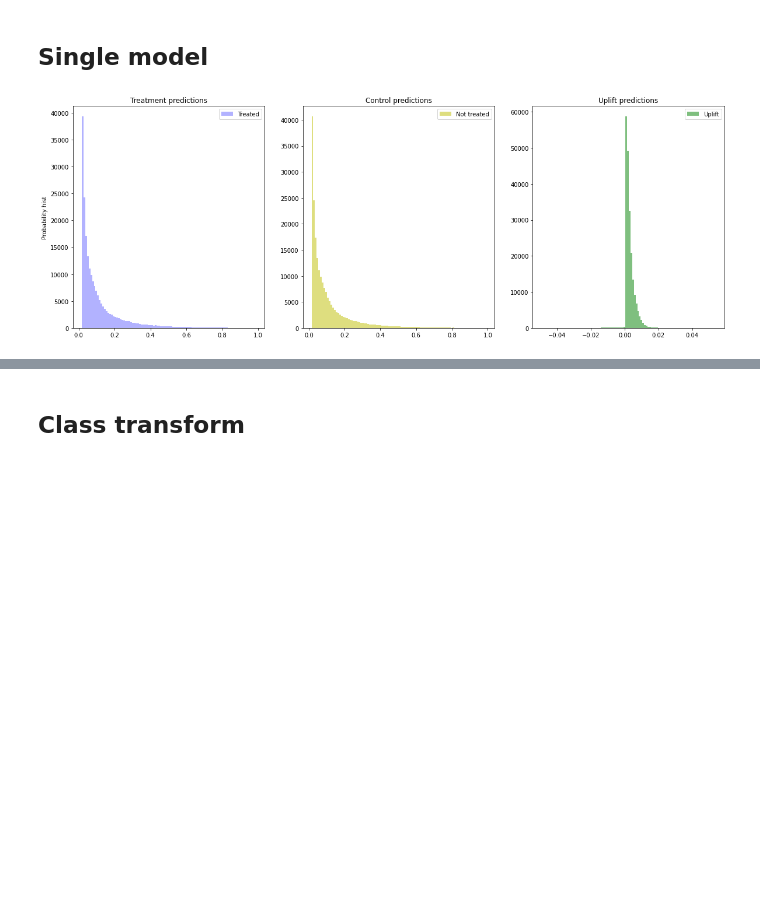
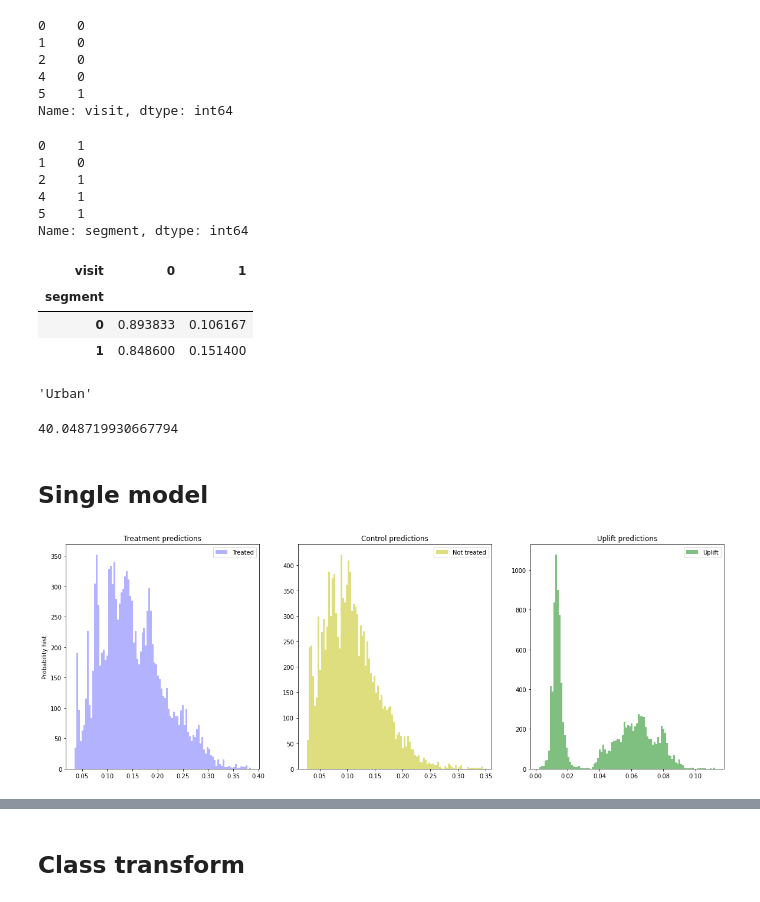
Before and after one commit to versus666jzx/uplift_lab, a Jupyter notebook: src/test.ipynb, the cells around one changed output, grey strips where cells are left out. Drawn from its saved outputs; the diff is of its cells as text; code cells hidden in the pictures; blank space fills up the shorter version.

```diff
--- a/src/test.ipynb
+++ b/src/test.ipynb
@@ -53,4 +10,0 @@ dataset.treatment = dataset.treatment.map(treat_dict)
-# %%
-dataset.data['gender'] = dataset.data['gender'].fillna(value='Не определен')
-
-print(dataset.data['gender'].value_counts(dropna=False))
@@ -79 +11,17 @@ Validation shape: (206109, 193)
+# %%
+def get_data() -> tuple[Any, Any, Any]:
+	# получаем датасет
+	dataset = fetch_hillstrom(target_col='visit')
+	dataset, target, treatment = dataset['data'], dataset['target'], dataset['treatment']
+	# выбираем два сегмента
+	dataset = dataset[treatment != 'Mens E-Mail']
+	target = target[treatment != 'Mens E-Mail']
+	treatment = treatment[treatment != 'Mens E-Mail'].map({
+		'Womens E-Mail': 1,
+		'No E-Mail':     0
+	})
+
+	return dataset, target, treatment
+# %%
+data, target, treatment = get_data()
 # %%
@@ -94,25 +36,65 @@ models_results = {
+# %%
+target.head()
+# %% [output]
+0    0
+1    0
+2    0
+4    0
+5    1
+Name: visit, dtype: int64
+# %%
+treatment.head()
+# %% [output]
+0    1
+1    0
+2    1
+4    1
+5    1
+Name: segment, dtype: int64
+# %%
+pd.crosstab(treatment, target, normalize='index')
+# %% [output]
+| visit | 0 | 1 |
+| segment |  |  |
+| 0 | 0.893833 | 0.106167 |
+| 1 | 0.848600 | 0.151400 |
+# %%
+res = data.zip_code.value_counts(normalize=True) * 100
+display(res.index[1], res[1])
+# %% [output]
+'Urban'
+40.048719930667794
+# %%
+X_train, X_val, y_train, y_val, trmnt_train, trmnt_val = train_test_split(
+    data, target, treatment, test_size=0.3, random_state=42
+)
+
+models_results = {
+    'approach': [],
+    'uplift@30%': []
+}
 # %% [markdown]
 ## Single model
 # %%
 sm = SoloModel(CatBoostClassifier(iterations=1000, task_type="GPU", random_state=42, silent=True))
-sm = sm.fit(X_train, y_train, trmnt_train, estimator_fit_params={'cat_features': ['gender']})
+sm = sm.fit(X_train, y_train, trmnt_train, estimator_fit_params={'cat_features': ['history_segment', 'zip_code', 'channel']})
 
 uplift_sm = sm.predict(X_val)
 
 sm_score = uplift_at_k(y_true=y_val, uplift=uplift_sm, treatment=trmnt_val, strategy='by_group', k=0.3)
 
 models_results['approach'].append('SoloModel')
 models_results['uplift@30%'].append(sm_score)
 
 # Получим условные вероятности выполнения целевого действия при взаимодействии для каждого объекта
 sm_trmnt_preds = sm.trmnt_preds_
 # И условные вероятности выполнения целевого действия без взаимодействия для каждого объекта
 sm_ctrl_preds = sm.ctrl_preds_
 
 # Отрисуем распределения вероятностей и их разность (uplift)
 plot_uplift_preds(trmnt_preds=sm_trmnt_preds, ctrl_preds=sm_ctrl_preds);
 # %% [output]
-[figure, old version]
+[figure, new version]
 # %%
 sm_fi = pd.DataFrame({
     'feature_name': sm.estimator.feature_names_,
```
Also changed, not shown: parts of 13 cells of this notebook, 2 other files.
